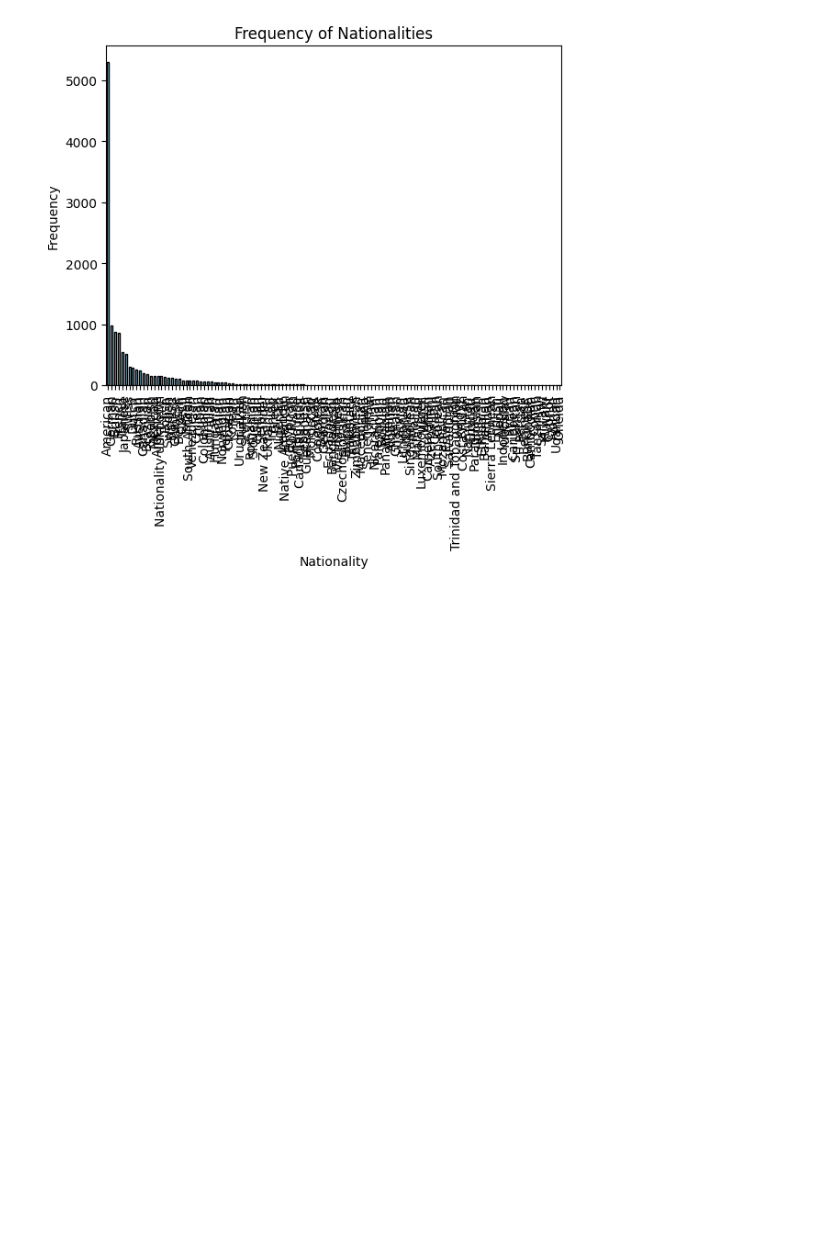
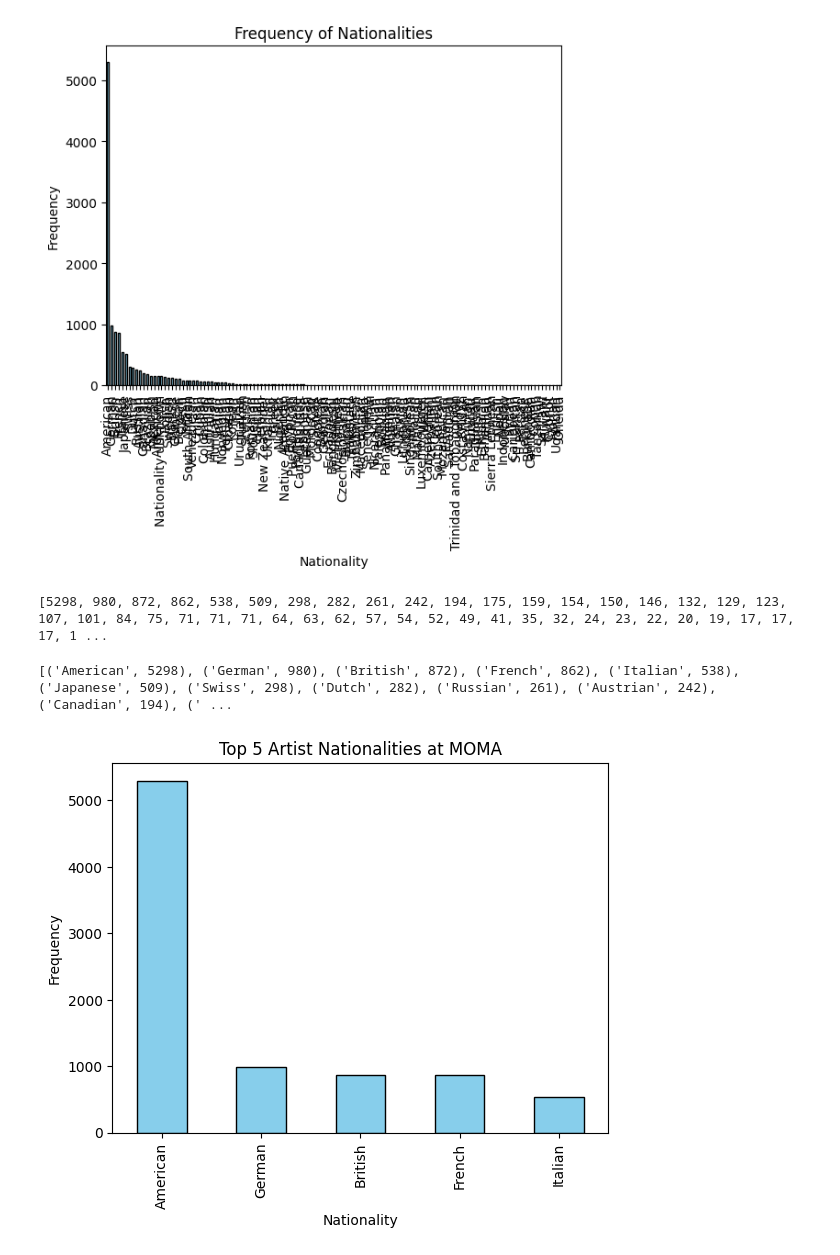
Before and after one commit to jcomita/ML-Assignment-1, a Jupyter notebook: Comita_MOMA_DataVis.ipynb, the cells around one changed output. Drawn from its saved outputs; the diff is of its cells as text; code cells hidden in the pictures; blank space fills up the shorter version.

```diff
--- a/Comita_MOMA_DataVis.ipynb
+++ b/Comita_MOMA_DataVis.ipynb
@@ -179,3 +171,29 @@ plt.ylabel('Frequency')
 plt.show()
 # %% [output]
 [figure]
+# %%
+#List the frequency of each nationality
+nationality_counts = df_moma_artists['Nationality'].value_counts()
+nationality_counts_list = nationality_counts.tolist()
+print(nationality_counts_list)
+# %% [output]
+[5298, 980, 872, 862, 538, 509, 298, 282, 261, 242, 194, 175, 159, 154, 150, 146, 132, 129, 123, 107, 101, 84, 75, 71, 71, 71, 64, 63, 62, 57, 54, 52, 49, 41, 35, 32, 24, 23, 22, 20, 19, 17, 17, 17, 1 ...
+# %%
+#Include the NAME of the nationality in the frequency list
+nationality_and_counts = list(zip(nationality_counts.index.tolist(), nationality_counts.tolist()))
+print(nationality_and_counts)
+# %% [output]
+[('American', 5298), ('German', 980), ('British', 872), ('French', 862), ('Italian', 538), ('Japanese', 509), ('Swiss', 298), ('Dutch', 282), ('Russian', 261), ('Austrian', 242), ('Canadian', 194), (' ...
+# %%
+#Calculate the same data as above but friendly to chart-building
+nationality_and_counts = df_moma_artists['Nationality'].value_counts()
+# %%
+#Build chart of top 5 artist nationalities
+top_5 = nationality_and_counts.head(5)
+top_5.plot(kind='bar', color='skyblue', edgecolor='black')
+plt.title("Top 5 Artist Nationalities at MOMA")
+plt.xlabel("Nationality")
+plt.ylabel("Frequency")
+plt.show()
+# %% [output]
+[figure, added]
```
Also changed, not shown: parts of 3 cells of this notebook.
